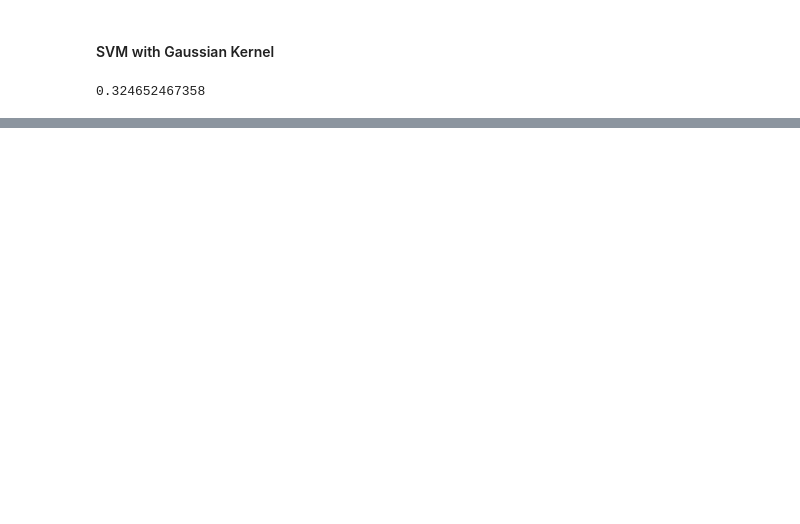
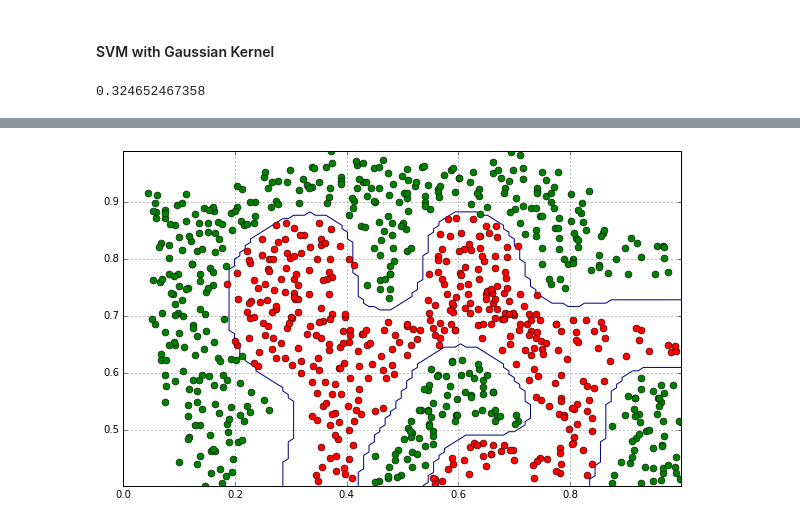
Before and after one commit to biroc/ml-coursera, a Jupyter notebook: Support Vector Machines/ex6sol.ipynb, the cells around one changed output, grey strips where cells are left out. Cells and saved outputs as stored; diff of their text form; code cells hidden in the pictures; blank space fills up the shorter version.

```diff
--- a/Support Vector Machines/ex6sol.ipynb
+++ b/Support Vector Machines/ex6sol.ipynb
@@ -89,0 +99,25 @@ print sim
+# %%
+# There is no liniar decision boundary that separates the positive and negative examples
+# for this dataset.
+# Using the gaussian kernel with the SVM, we learn a non-linear decision boundary that can
+# perform reasonably well on this dataset.
+sigma = 0.1
+gamma = np.power(sigma,-2.)
+classifier = svm.SVC(C=1, gamma=gamma, kernel='rbf')
+classifier.fit(X2,Y2.ravel())
+def plotNonlinearSVM(X,Y,model):
+    # Plot the training data on top of the boundry
+    plotInitialData(X,Y)
+    # Make classification predictions over a grid of values
+    x1plot = np.linspace(min(X[:,0]), max(X[:,0]), 100)
+    x2plot = np.linspace(min(X[:,1]), max(X[:,1]), 100)
+    values = np.zeros((len(x1plot),len(x2plot)))
+    for i in range(len(x1plot)):
+        for j in range(len(x2plot)):
+            values[i][j] = float(model.predict(np.array([[x1plot[i], x2plot[j]]])))
+    values = values.transpose()
+    plt.contour(x1plot, x2plot, values, [0])
+
+plotNonlinearSVM(X2,Y2,classifier)
+# %% [output]
+[figure, added]
```
Also changed, not shown: parts of 7 cells of this notebook.
